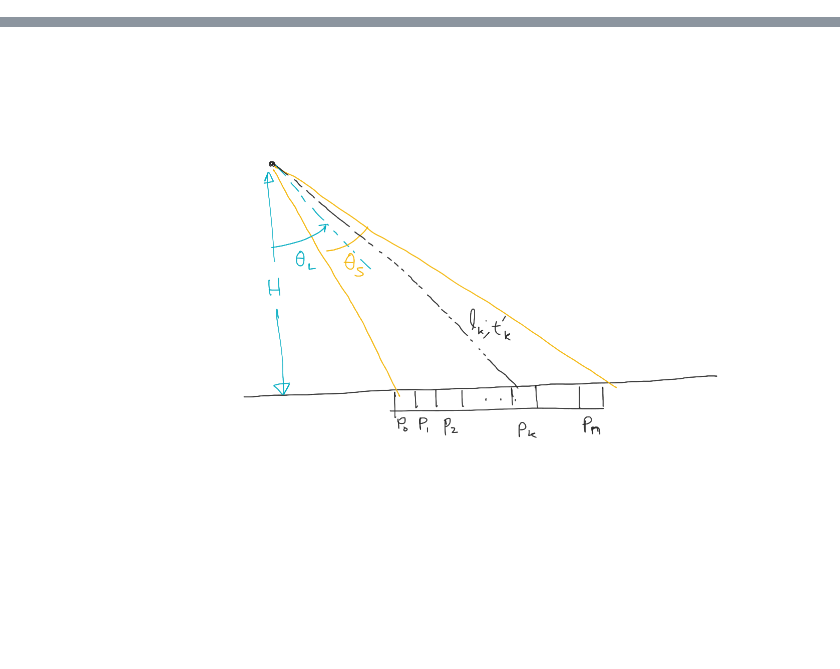
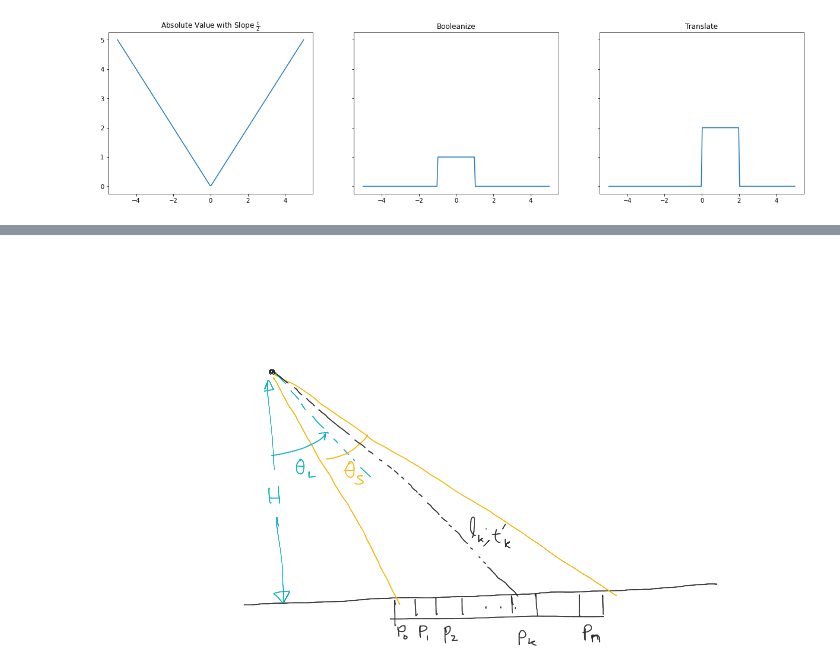
Before and after one commit to psukphranee/Python, a Jupyter notebook: SAR_scratch.ipynb, the cells around one changed output, grey strips where cells are left out. Saved outputs shown, nothing was run; the diff lists cells and outputs as text; code cells hidden in the pictures; blank space fills up the shorter version.

```diff
--- a/SAR_scratch.ipynb
+++ b/SAR_scratch.ipynb
@@ -7,0 +35,26 @@ import os
+# %%
+#Characteristic function, chi
+
+# define pulse width tau and pulse height A
+A = 2;
+tau = 2;
+tau_half = tau/2;
+
+#time
+t = np.linspace(-5, 5, 200);
+#pulse envelope
+pre_chi_0 = np.abs((t)/tau_half);           #step 1
+pre_chi_1 = np.abs((t)/tau_half) <= 1;      #step 2
+chi = A * (np.abs((t-tau_half)/tau_half) <= 1);   #step 3
+
+fig, ax = plt.subplots(1, 3, figsize=(21,5), sharey=True)
+ax[0].plot(t, pre_chi_0)
+ax[0].set_title(r'Absolute Value with Slope $\frac{\tau}{2}$')
+ax[1].plot(t, pre_chi_1)
+ax[1].set_title("Booleanize")
+ax[2].plot(t, chi)
+ax[2].set_title("Translate")
+
+plt.show()
+# %% [output]
+[figure, added]
```
Also changed, not shown: parts of 20 cells of this notebook.
